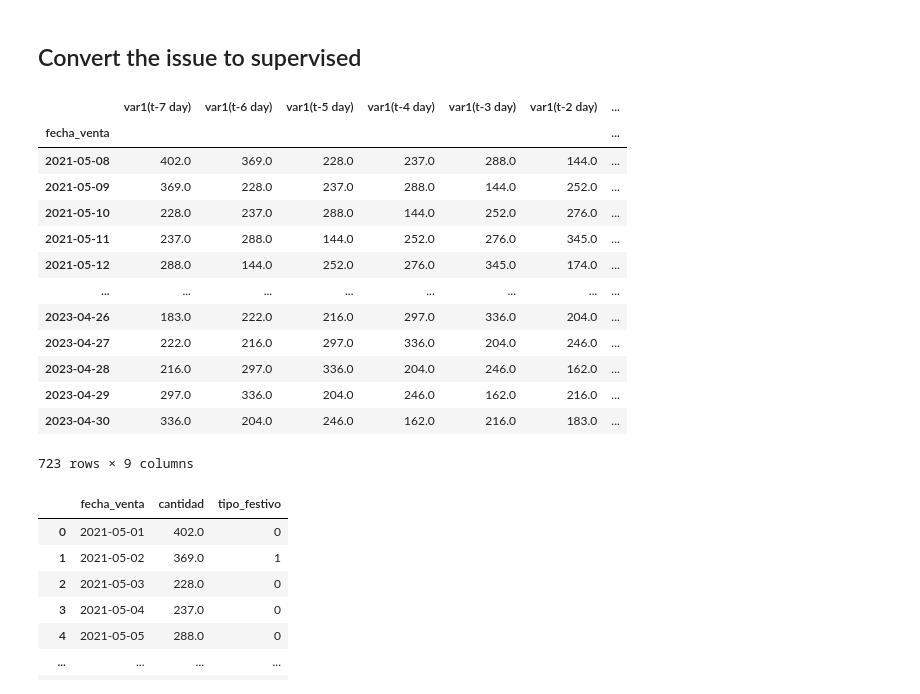
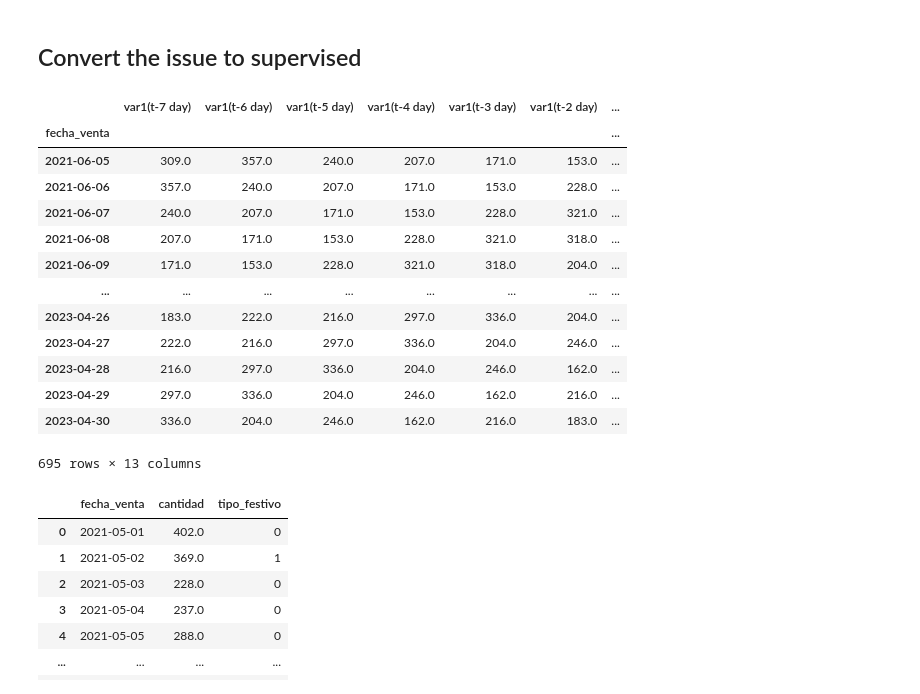
Before and after one commit to msarmengol-DS/DSIII_datathon_msa, a Jupyter notebook: DSIII_Datathon_2_EDA_and_preprocessing.ipynb, the cells around one changed output. Saved outputs shown, nothing was run; the diff lists cells and outputs as text; code cells hidden in the pictures.

```diff
--- a/DSIII_Datathon_2_EDA_and_preprocessing.ipynb
+++ b/DSIII_Datathon_2_EDA_and_preprocessing.ipynb
@@ -136,8 +136,8 @@ class DatabaseConnection:
     def __init__(self, password,
                  dialect = "mysql",
                  driver = "pymysql",
-                 username = "********",
-                 host = "**********.cxlpff3hacbu.eu-west-3.rds.amazonaws.com",
+                 username = "usuario1",
+                 host = "database-1.cxlpff3hacbu.eu-west-3.rds.amazonaws.com",
                  port = "3306",
                  database = "sandbox"):
 
@@ -150,7 +150,7 @@ class DatabaseConnection:
             df = pd.read_sql_query(query, conn)
             return df
 # %%
-    database = DatabaseConnection("**********")
+    database = DatabaseConnection("C0d35p4ce.")
 # %%
 
 query_daily_and_top = """
@@ -1020,25 +1034,25 @@ memory usage: 17.1 KB
 ## Convert the issue to supervised
 # %%
 # n_in_daily: window width (number of observations) as input (X)
-# n_in_weekly: same day previous week as input (X)
+# n_in_weekly: same day previous weeks as input (X)
 
-itemSalesSupervised = series_to_supervised(pd.DataFrame(itemSales["cantidad"]), n_in_daily = 7, n_in_weekly = 1, n_out = 1, dropnan = True)
+itemSalesSupervised = series_to_supervised(pd.DataFrame(itemSales["cantidad"]), n_in_daily = 7, n_in_weekly = 5, n_out = 1, dropnan = True)
 itemSalesSupervised
 # %% [output]
 |  | var1(t-7 day) | var1(t-6 day) | var1(t-5 day) | var1(t-4 day) | var1(t-3 day) | var1(t-2 day) | ... |
 | fecha_venta |  |  |  |  |  |  | ... |
-| 2021-05-08 | 402.0 | 369.0 | 228.0 | 237.0 | 288.0 | 144.0 | ... |
-| 2021-05-09 | 369.0 | 228.0 | 237.0 | 288.0 | 144.0 | 252.0 | ... |
-| 2021-05-10 | 228.0 | 237.0 | 288.0 | 144.0 | 252.0 | 276.0 | ... |
-| 2021-05-11 | 237.0 | 288.0 | 144.0 | 252.0 | 276.0 | 345.0 | ... |
-| 2021-05-12 | 288.0 | 144.0 | 252.0 | 276.0 | 345.0 | 174.0 | ... |
+| 2021-06-05 | 309.0 | 357.0 | 240.0 | 207.0 | 171.0 | 153.0 | ... |
+| 2021-06-06 | 357.0 | 240.0 | 207.0 | 171.0 | 153.0 | 228.0 | ... |
+| 2021-06-07 | 240.0 | 207.0 | 171.0 | 153.0 | 228.0 | 321.0 | ... |
+| 2021-06-08 | 207.0 | 171.0 | 153.0 | 228.0 | 321.0 | 318.0 | ... |
+| 2021-06-09 | 171.0 | 153.0 | 228.0 | 321.0 | 318.0 | 204.0 | ... |
 | ... | ... | ... | ... | ... | ... | ... | ... |
 | 2023-04-26 | 183.0 | 222.0 | 216.0 | 297.0 | 336.0 | 204.0 | ... |
 | 2023-04-27 | 222.0 | 216.0 | 297.0 | 336.0 | 204.0 | 246.0 | ... |
 | 2023-04-28 | 216.0 | 297.0 | 336.0 | 204.0 | 246.0 | 162.0 | ... |
 | 2023-04-29 | 297.0 | 336.0 | 204.0 | 246.0 | 162.0 | 216.0 | ... |
 | 2023-04-30 | 336.0 | 204.0 | 246.0 | 162.0 | 216.0 | 183.0 | ... |
-723 rows × 9 columns
+695 rows × 13 columns
 # %%
 itemSalesSupervised.reset_index(inplace=True)
 itemSales.reset_index(inplace=True)
```
Also changed, not shown: parts of 21 cells of this notebook.
